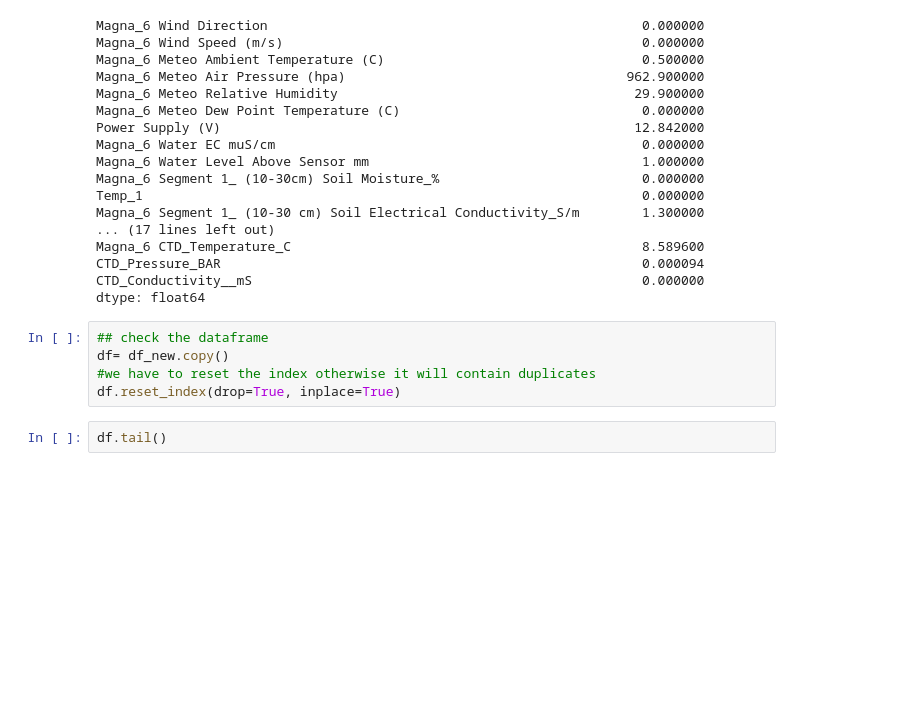
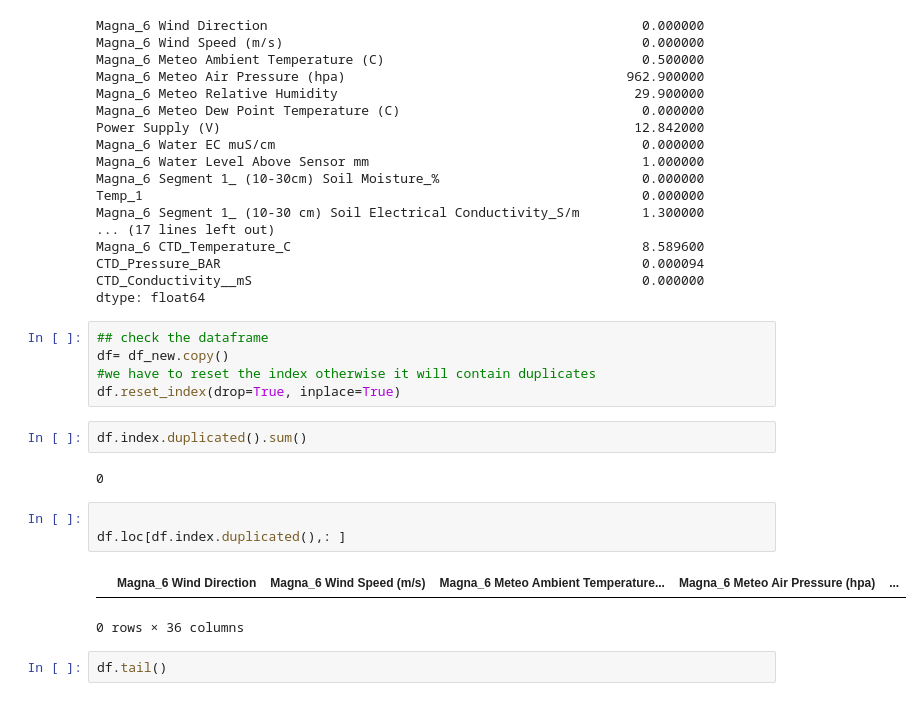
Before and after one commit to meghana89/soil, a Jupyter notebook: Soil_pycaret1.ipynb, the cells around one changed output. Drawn from its saved outputs; the diff is of its cells as text; blank space fills up the shorter version.

```diff
--- a/Soil_pycaret1.ipynb
+++ b/Soil_pycaret1.ipynb
@@ -78,6 +78,16 @@ dtype: float64
 df= df_new.copy()
 #we have to reset the index otherwise it will contain duplicates
 df.reset_index(drop=True, inplace=True)
+# %%
+df.index.duplicated().sum()
+# %% [output]
+0
+# %%
+
+df.loc[df.index.duplicated(),: ]
+# %% [output]
+|  | Magna_6 Wind Direction | Magna_6 Wind Speed (m/s) | Magna_6 Meteo Ambient Temperature... | Magna_6 Meteo Air Pressure (hpa) | ... |
+0 rows × 36 columns
 # %%
 df.tail()
 # %% [output]
```
Also changed, not shown: 5 other files.
